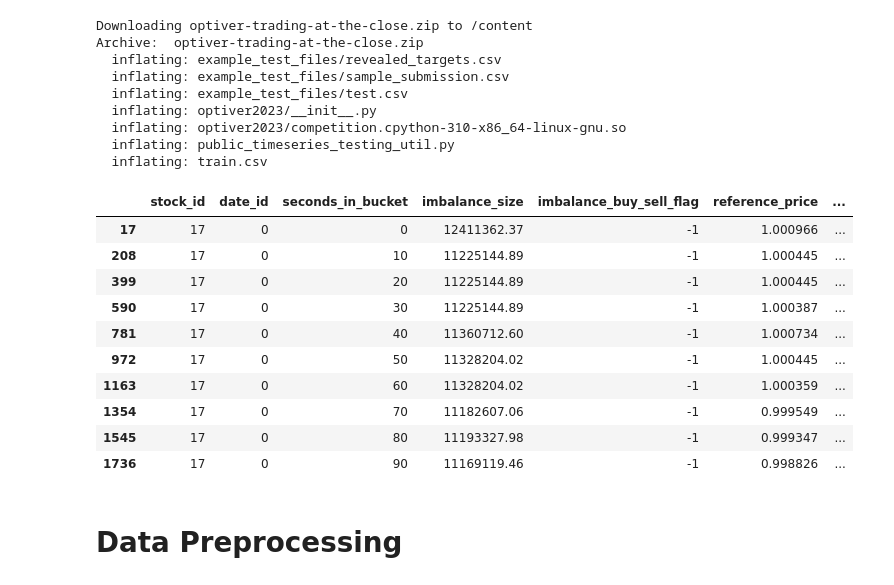
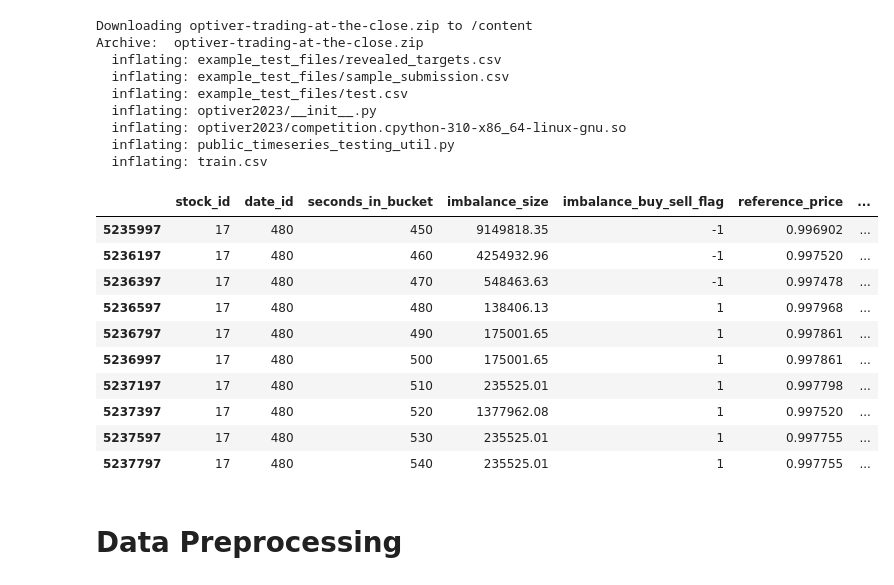
Before and after one commit to UNT-CSCE-Projects/US_stock_market_prediction, a Jupyter notebook: Optiver_Trading_at_the_close.ipynb, the cells around one changed output. Cells and saved outputs as stored; diff of their text form; code cells hidden in the pictures.

```diff
--- a/Optiver_Trading_at_the_close.ipynb
+++ b/Optiver_Trading_at_the_close.ipynb
@@ -40,21 +40,21 @@ Archive:  optiver-trading-at-the-close.zip
 # %%
 import numpy as np # linear algebra
 import pandas as pd # data processing, CSV file I/O (e.g. pd.read_csv)
 train_dataset = pd.read_csv('train.csv')
 train_dataset_row_17 = train_dataset[train_dataset['stock_id'] == 17]
-train_dataset_row_17.head(10)
+train_dataset_row_17.tail(10)
 # %% [output]
 |  | stock_id | date_id | seconds_in_bucket | imbalance_size | imbalance_buy_sell_flag | reference_price | ... |
-| 17 | 17 | 0 | 0 | 12411362.37 | -1 | 1.000966 | ... |
-| 208 | 17 | 0 | 10 | 11225144.89 | -1 | 1.000445 | ... |
-| 399 | 17 | 0 | 20 | 11225144.89 | -1 | 1.000445 | ... |
-| 590 | 17 | 0 | 30 | 11225144.89 | -1 | 1.000387 | ... |
-| 781 | 17 | 0 | 40 | 11360712.60 | -1 | 1.000734 | ... |
-| 972 | 17 | 0 | 50 | 11328204.02 | -1 | 1.000445 | ... |
-| 1163 | 17 | 0 | 60 | 11328204.02 | -1 | 1.000359 | ... |
-| 1354 | 17 | 0 | 70 | 11182607.06 | -1 | 0.999549 | ... |
-| 1545 | 17 | 0 | 80 | 11193327.98 | -1 | 0.999347 | ... |
-| 1736 | 17 | 0 | 90 | 11169119.46 | -1 | 0.998826 | ... |
+| 5235997 | 17 | 480 | 450 | 9149818.35 | -1 | 0.996902 | ... |
+| 5236197 | 17 | 480 | 460 | 4254932.96 | -1 | 0.997520 | ... |
+| 5236397 | 17 | 480 | 470 | 548463.63 | -1 | 0.997478 | ... |
+| 5236597 | 17 | 480 | 480 | 138406.13 | 1 | 0.997968 | ... |
+| 5236797 | 17 | 480 | 490 | 175001.65 | 1 | 0.997861 | ... |
+| 5236997 | 17 | 480 | 500 | 175001.65 | 1 | 0.997861 | ... |
+| 5237197 | 17 | 480 | 510 | 235525.01 | 1 | 0.997798 | ... |
+| 5237397 | 17 | 480 | 520 | 1377962.08 | 1 | 0.997520 | ... |
+| 5237597 | 17 | 480 | 530 | 235525.01 | 1 | 0.997755 | ... |
+| 5237797 | 17 | 480 | 540 | 235525.01 | 1 | 0.997755 | ... |
 # %% [markdown]
 # Data Preprocessing
 # %%
```
Also changed, not shown: parts of 4 cells of this notebook.
